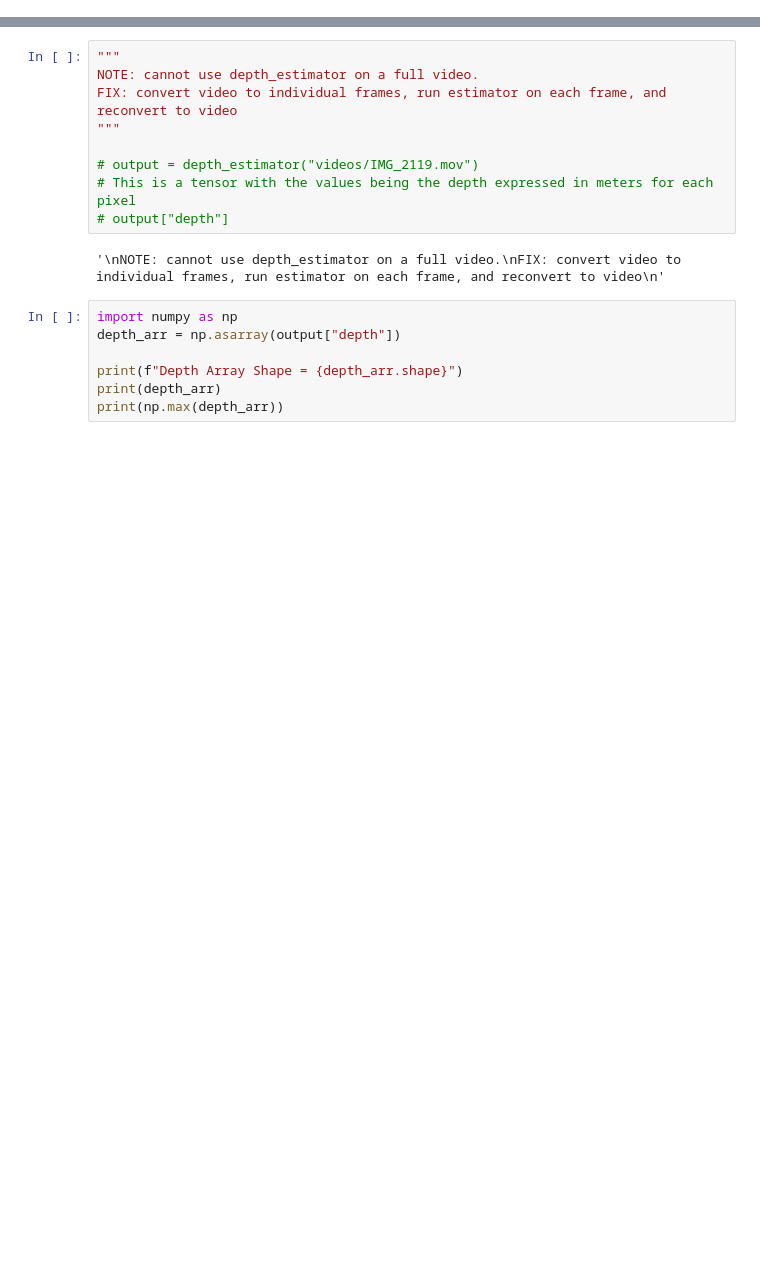
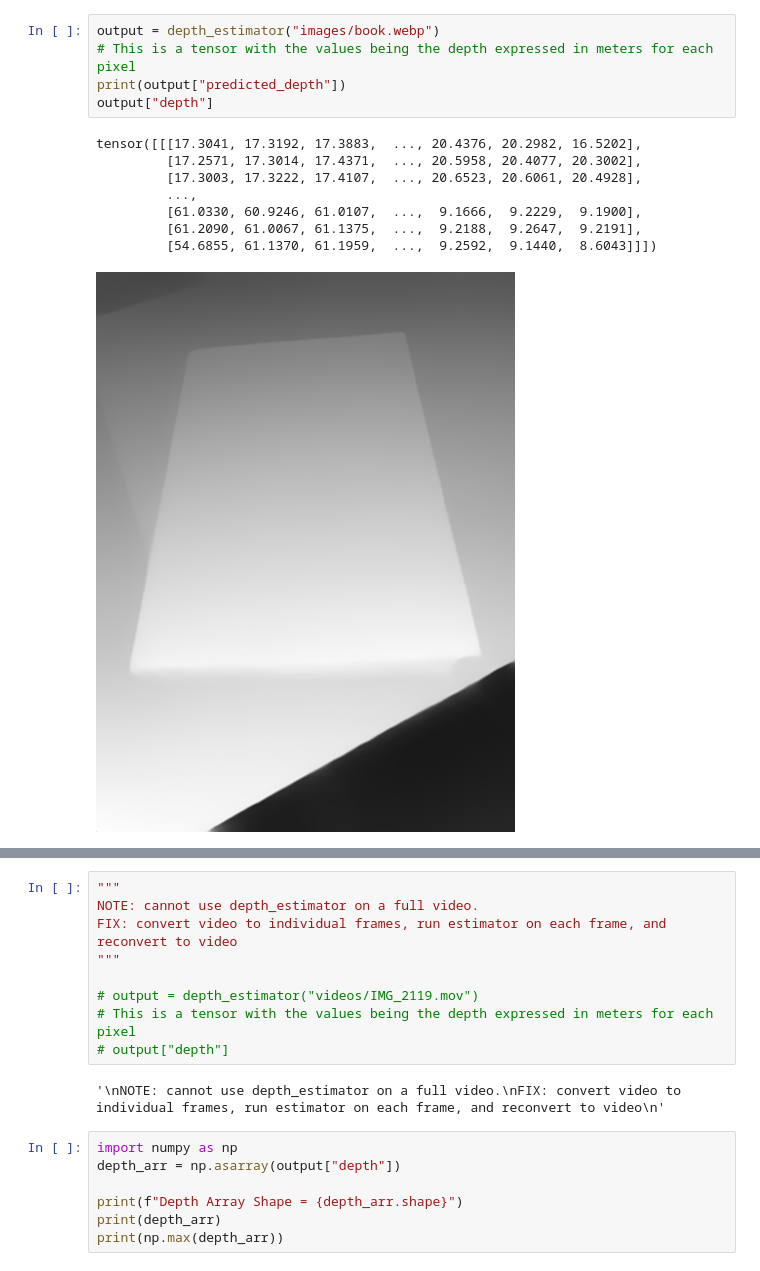
Before and after one commit to mohamedshaik272/Optimal-Path-Navigation, a Jupyter notebook: environment_nav.ipynb, the cells around one changed output, grey strips where cells are left out. Cells and saved outputs as stored; diff of their text form; blank space fills up the shorter version.

```diff
--- a/environment_nav.ipynb
+++ b/environment_nav.ipynb
@@ -134,0 +62,14 @@ display_img_depths(depth_estimator)
+# %%
+output = depth_estimator("images/book.webp")
+# This is a tensor with the values being the depth expressed in meters for each pixel
+print(output["predicted_depth"])
+output["depth"]
+# %% [output]
+tensor([[[17.3041, 17.3192, 17.3883,  ..., 20.4376, 20.2982, 16.5202],
+         [17.2571, 17.3014, 17.4371,  ..., 20.5958, 20.4077, 20.3002],
+         [17.3003, 17.3222, 17.4107,  ..., 20.6523, 20.6061, 20.4928],
+         ...,
+         [61.0330, 60.9246, 61.0107,  ...,  9.1666,  9.2229,  9.1900],
+         [61.2090, 61.0067, 61.1375,  ...,  9.2188,  9.2647,  9.2191],
+         [54.6855, 61.1370, 61.1959,  ...,  9.2592,  9.1440,  8.6043]]])
+[figure, added]
```
Also changed, not shown: parts of 21 cells of this notebook.
